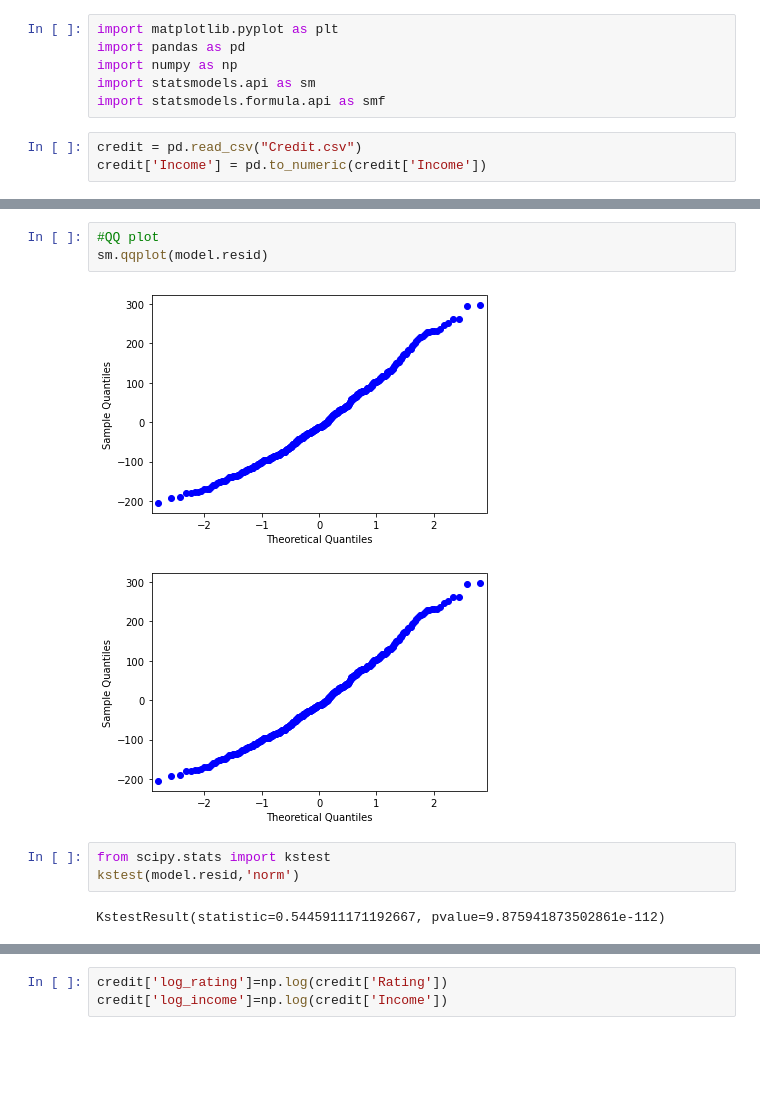
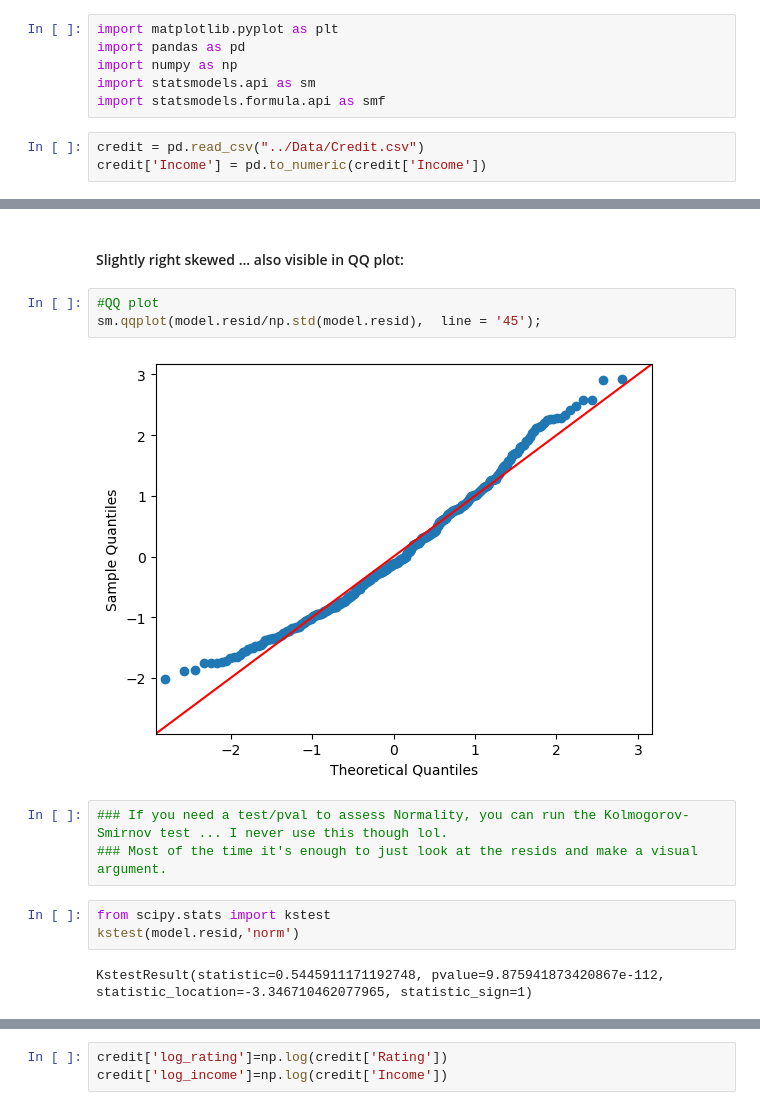
Before and after one commit to codycarroll/regression_f24, a Jupyter notebook: Code/MLR_normality_nonlinearity.ipynb, the cells around one changed output, grey strips where cells are left out. Saved outputs shown, nothing was run; the diff lists cells and outputs as text; blank space fills up the shorter version.

```diff
--- a/Code/MLR_normality_nonlinearity.ipynb
+++ b/Code/MLR_normality_nonlinearity.ipynb
@@ -5,6 +5,6 @@ import numpy as np
 import statsmodels.api as sm
 import statsmodels.formula.api as smf
 # %%
-credit = pd.read_csv("Credit.csv")
+credit = pd.read_csv("../Data/Credit.csv")
 credit['Income'] = pd.to_numeric(credit['Income'])
 # %%
@@ -54,12 +54,16 @@ plt.hist(model.resid)
+# %% [markdown]
+#### Slightly right skewed ... also visible in QQ plot:
 # %%
 #QQ plot
-sm.qqplot(model.resid)
+sm.qqplot(model.resid/np.std(model.resid),  line = '45');
 # %% [output]
-[figure, old version]
+[figure, new version]
-[figure, removed]
+# %%
+### If you need a test/pval to assess Normality, you can run the Kolmogorov-Smirnov test ... I never use this though lol.
+### Most of the time it's enough to just look at the resids and make a visual argument.
 # %%
 from scipy.stats import kstest
 kstest(model.resid,'norm')
 # %% [output]
-KstestResult(statistic=0.5445911171192667, pvalue=9.875941873502861e-112)
+KstestResult(statistic=0.5445911171192748, pvalue=9.875941873420867e-112, statistic_location=-3.346710462077965, statistic_sign=1)
 # %%
```
Also changed, not shown: parts of 20 cells of this notebook, 2 other files.
